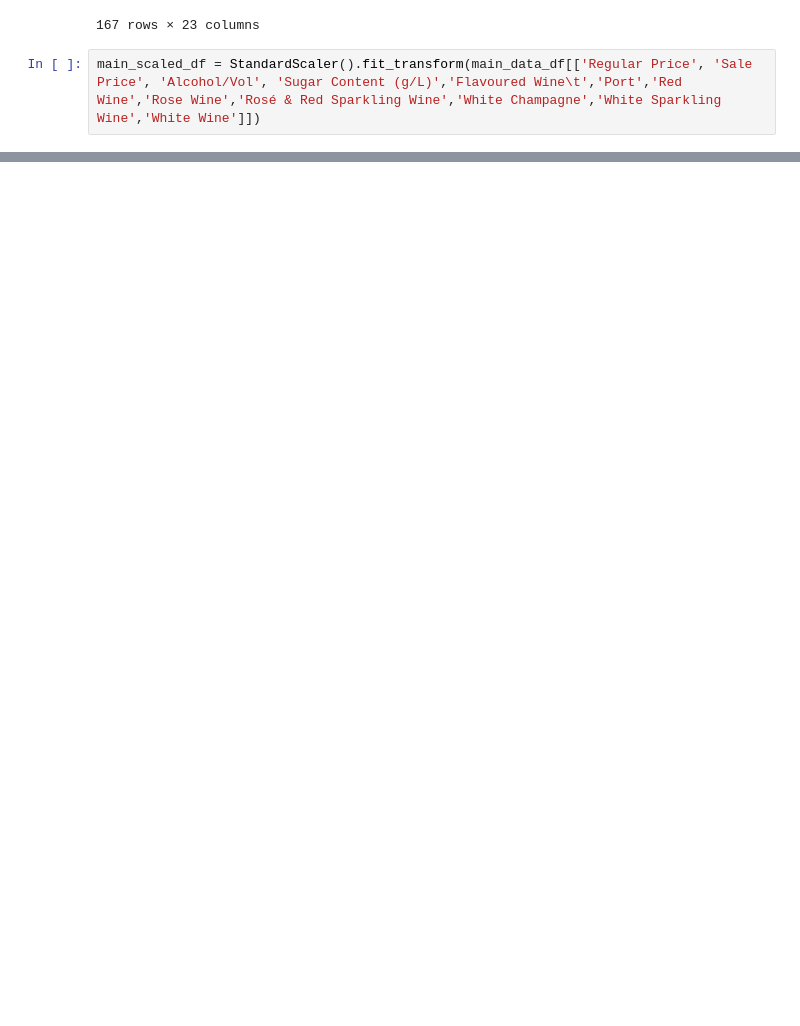
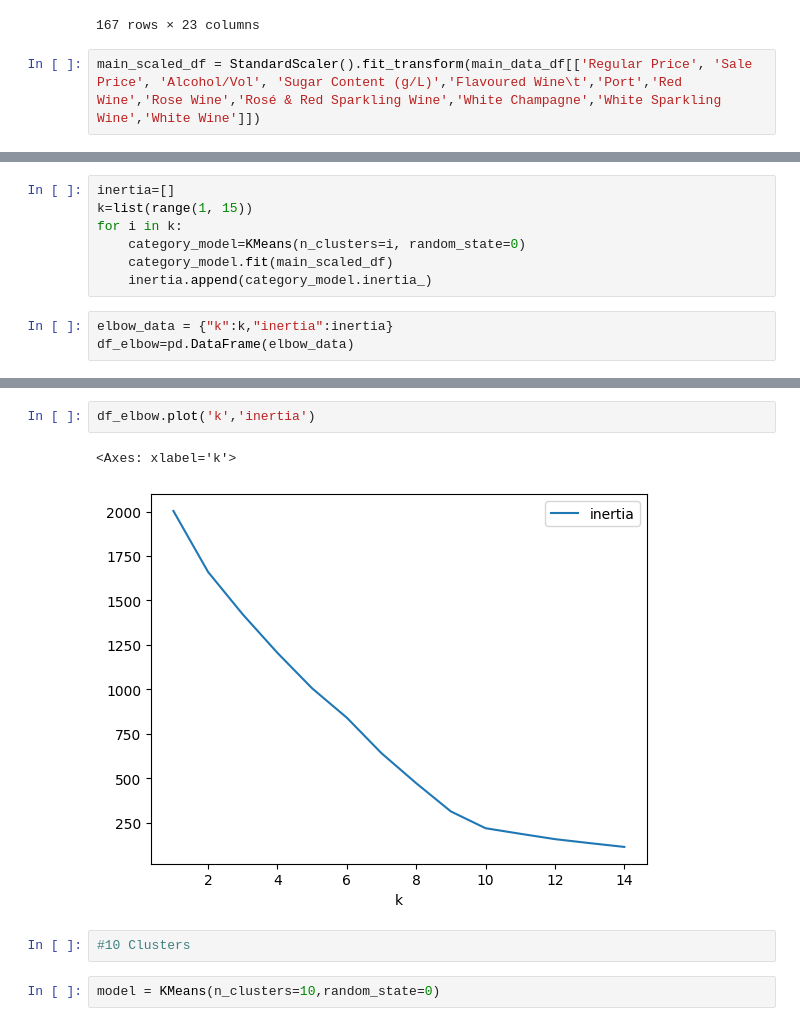
Before and after one commit to domoto86/lcbo-clustering, a Jupyter notebook: LCBO_Clustering.ipynb, the cells around one changed output, grey strips where cells are left out. Drawn from its saved outputs; the diff is of its cells as text; blank space fills up the shorter version.

```diff
--- a/LCBO_Clustering.ipynb
+++ b/LCBO_Clustering.ipynb
@@ -184,0 +170,10 @@ array([2, 2, 2, 0, 2, 2, 2, 2, 2, 0, 0, 0, 0, 2, 2, 0, 2, 0, 2, 2, 2, 2,
+# %%
+inertia=[]
+k=list(range(1, 15))
+for i in k:
+    category_model=KMeans(n_clusters=i, random_state=0)
+    category_model.fit(main_scaled_df)
+    inertia.append(category_model.inertia_)
+# %%
+elbow_data = {"k":k,"inertia":inertia}
+df_elbow=pd.DataFrame(elbow_data)
@@ -184,0 +198,9 @@ array([2, 2, 2, 0, 2, 2, 2, 2, 2, 0, 0, 0, 0, 2, 2, 0, 2, 0, 2, 2, 2, 2,
+# %%
+df_elbow.plot('k','inertia')
+# %% [output]
+<Axes: xlabel='k'>
+[figure, added]
+# %%
+#10 Clusters
+# %%
+model = KMeans(n_clusters=10,random_state=0)
```
Also changed, not shown: parts of 4 cells of this notebook.
